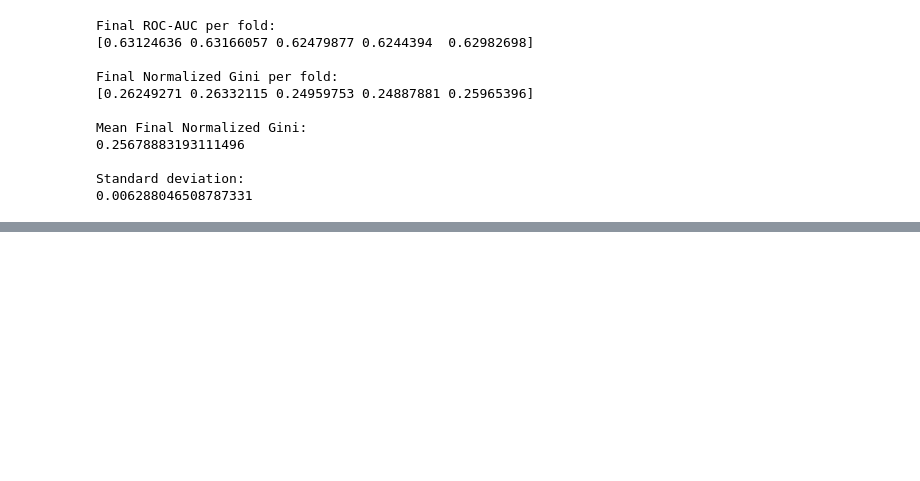
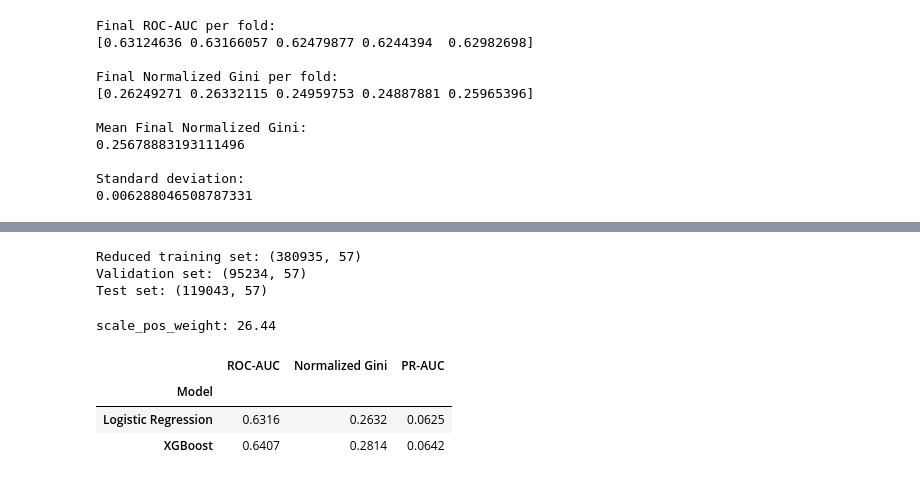
Before and after one commit to Mel95-web/porto-seguro-safe-driver-prediction, a Jupyter notebook: notebooks/porto_seguro_safe_driver_prediction.ipynb, the cells around one changed output, grey strips where cells are left out. Cells and saved outputs as stored; diff of their text form; code cells hidden in the pictures; blank space fills up the shorter version.

```diff
--- a/notebooks/porto_seguro_safe_driver_prediction.ipynb
+++ b/notebooks/porto_seguro_safe_driver_prediction.ipynb
@@ -1390,0 +1391,68 @@ Standard deviation:
+# %%
+# Validation set from the training data (the test data remain untouched)
+X_tr, X_val, y_tr, y_val = train_test_split(
+    X_train,
+    y_train,
+    test_size=0.20,
+    stratify=y_train,
+    random_state=42
+)
+
+print("Reduced training set:", X_tr.shape)
+print("Validation set:", X_val.shape)
+print("Test set:", X_test.shape)
+# %% [output]
+Reduced training set: (380935, 57)
+Validation set: (95234, 57)
+Test set: (119043, 57)
+# %%
+# Logistic Regression with the final configuration (C=0.01, balanced)
+lr_val_model = clone(final_model)
+lr_val_model.fit(X_tr, y_tr)
+
+# XGBoost with the same preprocessing
+scale_pos_weight = (y_tr == 0).sum() / (y_tr == 1).sum()
+
+xgb_model = Pipeline([
+    ("preprocessor", clone(preprocessor)),
+    ("model", XGBClassifier(
+        n_estimators=400,
+        learning_rate=0.05,
+        max_depth=4,
+        subsample=0.8,
+        colsample_bytree=0.8,
+        min_child_weight=5,
+        scale_pos_weight=scale_pos_weight,
+        tree_method="hist",
+        eval_metric="auc",
+        n_jobs=-1,
+        random_state=42
+    ))
+])
+
+xgb_model.fit(X_tr, y_tr)
+
+# Comparison on the validation set
+proba_val = {
+    "Logistic Regression": lr_val_model.predict_proba(X_val)[:, 1],
+    "XGBoost": xgb_model.predict_proba(X_val)[:, 1]
+}
+
+val_results = pd.DataFrame([
+    {
+        "Model": name,
+        "ROC-AUC": roc_auc_score(y_val, proba),
+        "Normalized Gini": 2 * roc_auc_score(y_val, proba) - 1,
+        "PR-AUC": average_precision_score(y_val, proba)
+    }
+    for name, proba in proba_val.items()
+]).set_index("Model")
+
+print(f"scale_pos_weight: {scale_pos_weight:.2f}")
+val_results.round(4)
+# %% [output]
+scale_pos_weight: 26.44
+|  | ROC-AUC | Normalized Gini | PR-AUC |
+| Model |  |  |  |
+| Logistic Regression | 0.6316 | 0.2632 | 0.0625 |
+| XGBoost | 0.6407 | 0.2814 | 0.0642 |
```
Also changed, not shown: parts of 43 cells of this notebook.
